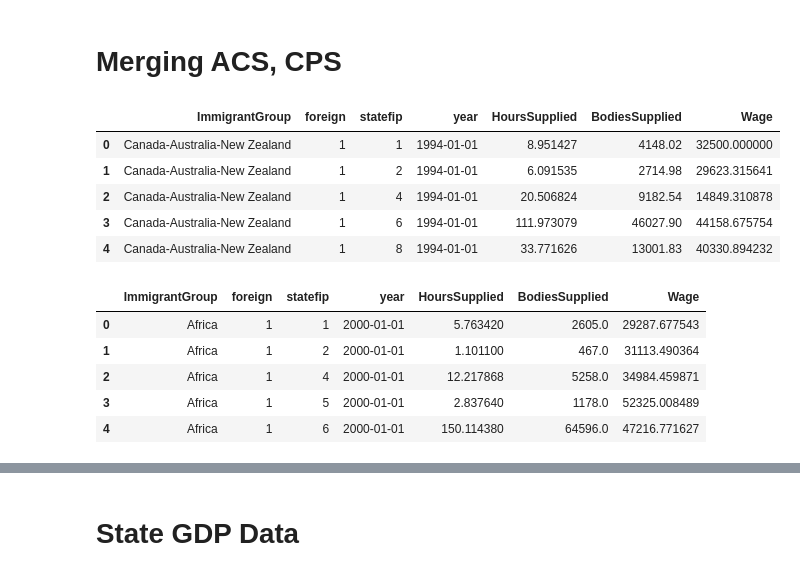
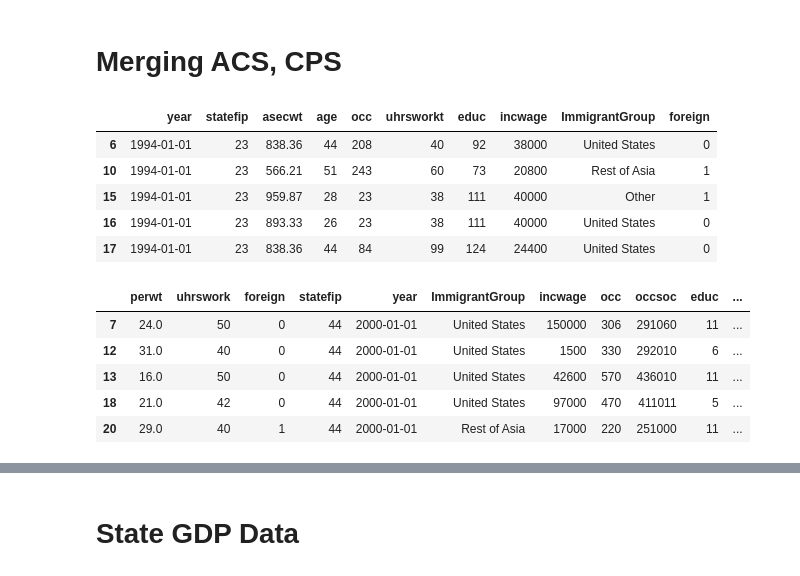
Before and after one commit to Robert-T-Remuszka/ImmigrationTfp, a Jupyter notebook: code/MakeStateAnalysis.ipynb, the cells around one changed output, grey strips where cells are left out. Drawn from its saved outputs; the diff is of its cells as text; code cells hidden in the pictures.

Commit message:
Save the individual data for the creation of an individual analysis file

```diff
--- a/code/MakeStateAnalysis.ipynb
+++ b/code/MakeStateAnalysis.ipynb
@@ -15,6 +15,7 @@ from pathlib import Path
 # %%
 # Initialize
 StateDfAcs = pd.DataFrame()
+IndividualDfAcs = pd.DataFrame()
 
 # Create a path object to the data
 DataDir = Path(Paths['acs'])
@@ -48,8 +49,12 @@ for f in Files:
             .pipe(lambda x: x[x['citizen'] != 9])                 # Drop the "not in univerese codes"
             .assign(ImmigrantGroup = lambda x: x['bpl'].apply(ImmigrantGroup)) # Assign immigrant groups following Peri 2012
             .assign(foreign = lambda x: (x['citizen'] != 0).astype(int))
-            .pipe(lambda x: x.loc[:,['perwt','uhrswork','foreign','statefip','year','ImmigrantGroup','incwage']])
+            .pipe(lambda x: x.loc[:,['perwt','uhrswork','foreign','statefip','year','ImmigrantGroup','incwage',
+                                     'occ','occsoc','educ','age']])
             )
+
+    IndividualDfAcs = pd.concat([IndividualDfAcs,acs_df]) # Save the individual level data
+    acs_df = acs_df.drop(columns=['occ','occsoc','educ','age']) # Drop these for the aggregation
 
     # Create State-ImmigrantGroup table
     acs_collapse = (acs_df
@@ -105,6 +110,7 @@ Working file ../data/acs/usa_00160.xml corresponding to sample 2005
 # %%
 # Initialize
 StateDfCps = pd.DataFrame()
+IndividualDfCps = pd.DataFrame()
 
 # Create a path object to the data folder
 DataDir = Path(Paths['cps'])
@@ -136,9 +142,12 @@ for f in Files:
             .pipe(lambda x: x[x['citizen'] != 9])                 # Drop the "not in univerese codes"
             .assign(ImmigrantGroup = lambda x: x['bpl'].apply(ImmigrantGroup)) # Assign immigrant groups following Peri 2012
             .assign(foreign = lambda x: x['citizen'].isin([3,4,5]).astype(int))
-            .drop(columns=['cpsid','cpsidv','cpsidp','asecwth','asecflag', 'month','serial','pernum','age','bpl','citizen',
-                            'occ','occ2010','occ1990','ind1990','educ'])
+            .drop(columns=['cpsid','cpsidv','cpsidp','asecwth','asecflag', 'month','serial','pernum','bpl','citizen',
+                            'occ2010','occ1990','ind1990'])
             )
+
+    IndividualDfCps = pd.concat([IndividualDfCps,cps_df]) # Save individual data
+    cps_df = cps_df.drop(columns=['occ','educ','age'])    # Drop these for the aggreation
 
     # Create State-ImmigrantGroup table
     cps_collapse = (cps_df
@@ -193,22 +202,22 @@ Working file ../data/cps/cps_00035.xml corresponding to sample 1999
 # %% [markdown]
 # Merging ACS, CPS
 # %%
-StateDfCps.head()
+IndividualDfCps.head()
 # %% [output]
-|  | ImmigrantGroup | foreign | statefip | year | HoursSupplied | BodiesSupplied | Wage |
-| 0 | Canada-Australia-New Zealand | 1 | 1 | 1994-01-01 | 8.951427 | 4148.02 | 32500.000000 |
-| 1 | Canada-Australia-New Zealand | 1 | 2 | 1994-01-01 | 6.091535 | 2714.98 | 29623.315641 |
-| 2 | Canada-Australia-New Zealand | 1 | 4 | 1994-01-01 | 20.506824 | 9182.54 | 14849.310878 |
-| 3 | Canada-Australia-New Zealand | 1 | 6 | 1994-01-01 | 111.973079 | 46027.90 | 44158.675754 |
-| 4 | Canada-Australia-New Zealand | 1 | 8 | 1994-01-01 | 33.771626 | 13001.83 | 40330.894232 |
+|  | year | statefip | asecwt | age | occ | uhrsworkt | educ | incwage | ImmigrantGroup | foreign |
+| 6 | 1994-01-01 | 23 | 838.36 | 44 | 208 | 40 | 92 | 38000 | United States | 0 |
+| 10 | 1994-01-01 | 23 | 566.21 | 51 | 243 | 60 | 73 | 20800 | Rest of Asia | 1 |
+| 15 | 1994-01-01 | 23 | 959.87 | 28 | 23 | 38 | 111 | 40000 | Other | 1 |
+| 16 | 1994-01-01 | 23 | 893.33 | 26 | 23 | 38 | 111 | 40000 | United States | 0 |
+| 17 | 1994-01-01 | 23 | 838.36 | 44 | 84 | 99 | 124 | 24400 | United States | 0 |
 # %%
-StateDfAcs.head()
+IndividualDfAcs.head()
 # %% [output]
-|  | ImmigrantGroup | foreign | statefip | year | HoursSupplied | BodiesSupplied | Wage |
-| 0 | Africa | 1 | 1 | 2000-01-01 | 5.763420 | 2605.0 | 29287.677543 |
-| 1 | Africa | 1 | 2 | 2000-01-01 | 1.101100 | 467.0 | 31113.490364 |
-| 2 | Africa | 1 | 4 | 2000-01-01 | 12.217868 | 5258.0 | 34984.459871 |
-| 3 | Africa | 1 | 5 | 2000-01-01 | 2.837640 | 1178.0 | 52325.008489 |
-| 4 | Africa | 1 | 6 | 2000-01-01 | 150.114380 | 64596.0 | 47216.771627 |
+|  | perwt | uhrswork | foreign | statefip | year | ImmigrantGroup | incwage | occ | occsoc | educ | ... |
+| 7 | 24.0 | 50 | 0 | 44 | 2000-01-01 | United States | 150000 | 306 | 291060 | 11 | ... |
+| 12 | 31.0 | 40 | 0 | 44 | 2000-01-01 | United States | 1500 | 330 | 292010 | 6 | ... |
+| 13 | 16.0 | 50 | 0 | 44 | 2000-01-01 | United States | 42600 | 570 | 436010 | 11 | ... |
+| 18 | 21.0 | 42 | 0 | 44 | 2000-01-01 | United States | 97000 | 470 | 411011 | 5 | ... |
+| 20 | 29.0 | 40 | 1 | 44 | 2000-01-01 | Rest of Asia | 17000 | 220 | 251000 | 11 | ... |
 # %%
 StateDf = pd.concat([StateDfCps,StateDfAcs])
```
Also changed, not shown: parts of 8 cells of this notebook.
